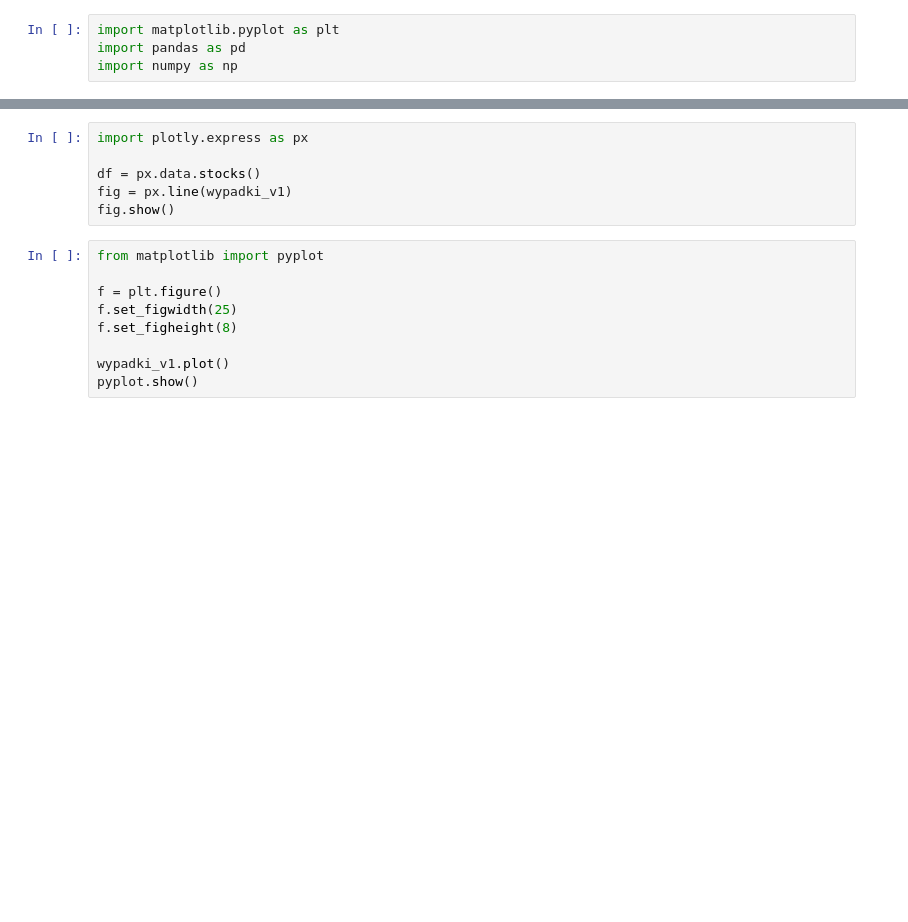
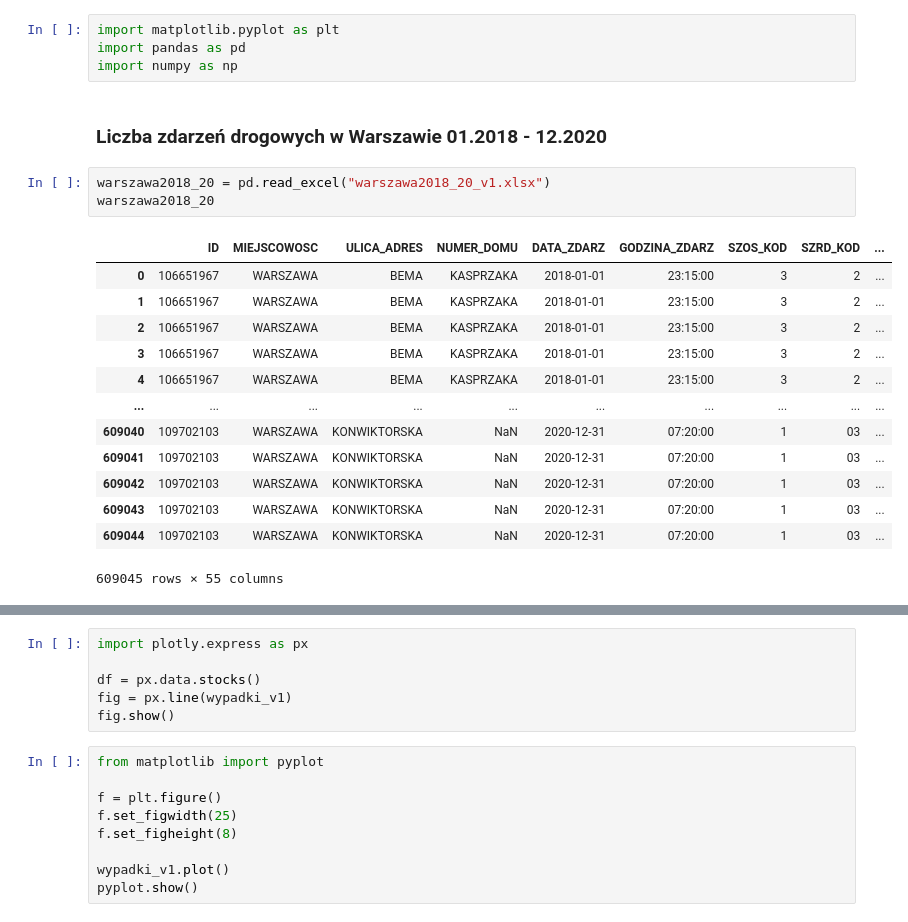
Before and after one commit to ajedrych/bachelor-thesis, a Jupyter notebook: WypadkiDrogowe/plikiCSV/wypadki_warszawa_analiza.ipynb, the cells around one changed output, grey strips where cells are left out. Cells and saved outputs as stored; diff of their text form; blank space fills up the shorter version.

```diff
--- a/WypadkiDrogowe/plikiCSV/wypadki_warszawa_analiza.ipynb
+++ b/WypadkiDrogowe/plikiCSV/wypadki_warszawa_analiza.ipynb
@@ -2,3 +2,22 @@
 import matplotlib.pyplot as plt
 import pandas as pd
 import numpy as np
+# %% [markdown]
+### Liczba zdarzeń drogowych w Warszawie 01.2018 - 12.2020
+# %%
+warszawa2018_20 = pd.read_excel("warszawa2018_20_v1.xlsx")
+warszawa2018_20
+# %% [output]
+|  | ID | MIEJSCOWOSC | ULICA_ADRES | NUMER_DOMU | DATA_ZDARZ | GODZINA_ZDARZ | SZOS_KOD | SZRD_KOD | ... |
+| 0 | 106651967 | WARSZAWA | BEMA | KASPRZAKA | 2018-01-01 | 23:15:00 | 3 | 2 | ... |
+| 1 | 106651967 | WARSZAWA | BEMA | KASPRZAKA | 2018-01-01 | 23:15:00 | 3 | 2 | ... |
+| 2 | 106651967 | WARSZAWA | BEMA | KASPRZAKA | 2018-01-01 | 23:15:00 | 3 | 2 | ... |
+| 3 | 106651967 | WARSZAWA | BEMA | KASPRZAKA | 2018-01-01 | 23:15:00 | 3 | 2 | ... |
+| 4 | 106651967 | WARSZAWA | BEMA | KASPRZAKA | 2018-01-01 | 23:15:00 | 3 | 2 | ... |
+| ... | ... | ... | ... | ... | ... | ... | ... | ... | ... |
+| 609040 | 109702103 | WARSZAWA | KONWIKTORSKA | NaN | 2020-12-31 | 07:20:00 | 1 | 03 | ... |
+| 609041 | 109702103 | WARSZAWA | KONWIKTORSKA | NaN | 2020-12-31 | 07:20:00 | 1 | 03 | ... |
+| 609042 | 109702103 | WARSZAWA | KONWIKTORSKA | NaN | 2020-12-31 | 07:20:00 | 1 | 03 | ... |
+| 609043 | 109702103 | WARSZAWA | KONWIKTORSKA | NaN | 2020-12-31 | 07:20:00 | 1 | 03 | ... |
+| 609044 | 109702103 | WARSZAWA | KONWIKTORSKA | NaN | 2020-12-31 | 07:20:00 | 1 | 03 | ... |
+609045 rows × 55 columns
```
Also changed, not shown: parts of 30 cells of this notebook, 1 other file.
